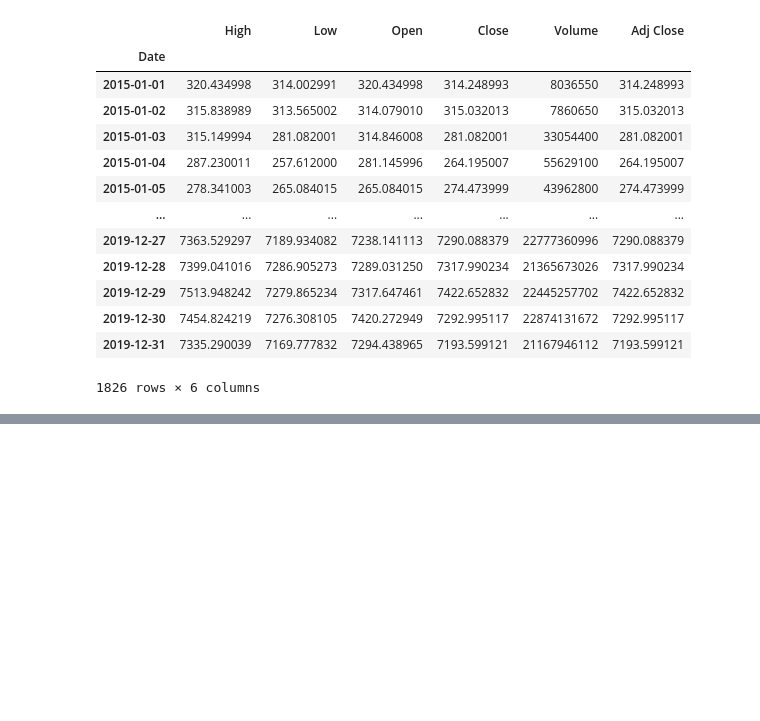
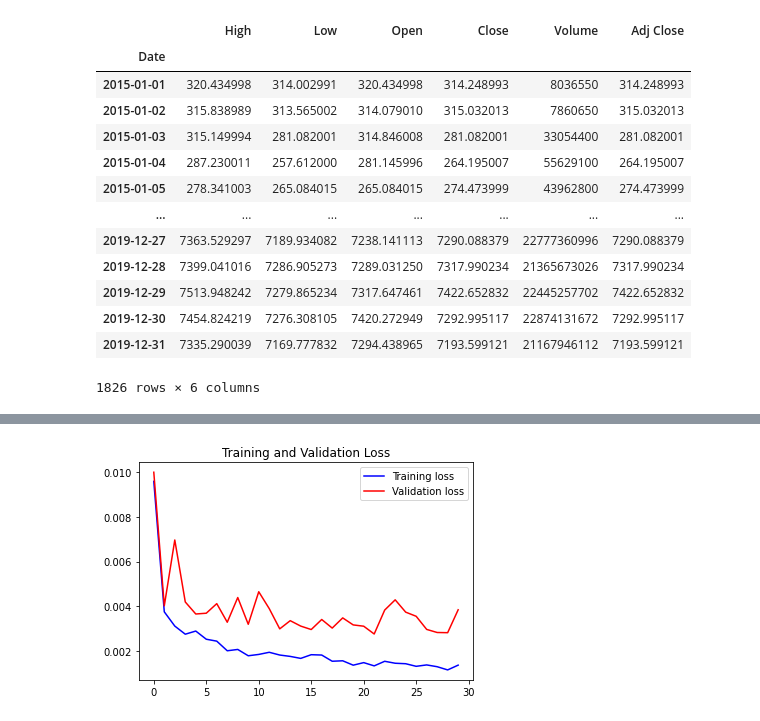
Before and after one commit to JeremYnov/Crypto-Forecast, a Jupyter notebook: data/lstm_mult_parameter.ipynb, the cells around one changed output, grey strips where cells are left out. Cells and saved outputs as stored; diff of their text form; code cells hidden in the pictures; blank space fills up the shorter version.

```diff
--- a/data/lstm_mult_parameter.ipynb
+++ b/data/lstm_mult_parameter.ipynb
@@ -36,0 +57,34 @@ training_data
+# %%
+#Fragmente le dataset en plusieurs packets
+chunks_size = 90
+
+x_train, y_train = list(), list()
+
+for x in range( chunks_size, len(scaled_data) ):
+    x_train.append(scaled_data[x-chunks_size:x])
+    y_train.append(scaled_data[x])
+
+x_train, y_train = np.array(x_train), np.array(y_train)
+# %%
+#Neural network
+model = Sequential() #-> most common model, which is a linear stack of layers
+
+model.add( LSTM(units=60, return_sequences=True, input_shape=(x_train.shape[1], 5)) )
+#-> couche à creuser (https://www.tensorflow.org/api_docs/python/tf/keras/layers/LSTM)
+model.add( Dropout(0.2) ) #-> chaque neurone à 20% de chance d'être désactivé, à faire varier entre 0,1 et 0,5
+#-> Dropout : réduction d'overfitting lors de l'entrainement du model.
+# Le principe : désactivation de certains neurones à chaque epoch, cela casse la synchronicité des neurones entre
+# voisins d'une même couche et force le modèle à exploiter chaque neurone individuellement.
+model.add( LSTM(units=80, return_sequences=True) )
+model.add( Dropout(0.3) )
+model.add( LSTM(units=120) )
+model.add( Dropout(0.4) )
+model.add( Dense(units=5) ) #-> seulement la valeur y est attendue en sorti ...
+
+model.summary()
+
+model.compile(optimizer='adam', loss='mean_squared_error')
+
+history = model.fit(x_train, y_train, epochs=30, batch_size=32, validation_split=0.1)
+#tester la fonction d'activation relu avec un activation = 'relu'
+#tester avec un batch size de 50
@@ -36,0 +109,12 @@ training_data
+# %%
+loss = history.history['loss']
+val_loss = history.history['val_loss']
+epochs = range(len(loss))
+plt.figure()
+plt.plot(epochs, loss, 'b', label='Training loss')
+plt.plot(epochs, val_loss, 'r', label='Validation loss')
+plt.title("Training and Validation Loss")
+plt.legend()
+plt.show()
+# %% [output]
+[figure, added]
```
Also changed, not shown: parts of 4 cells of this notebook, 3 other files.
